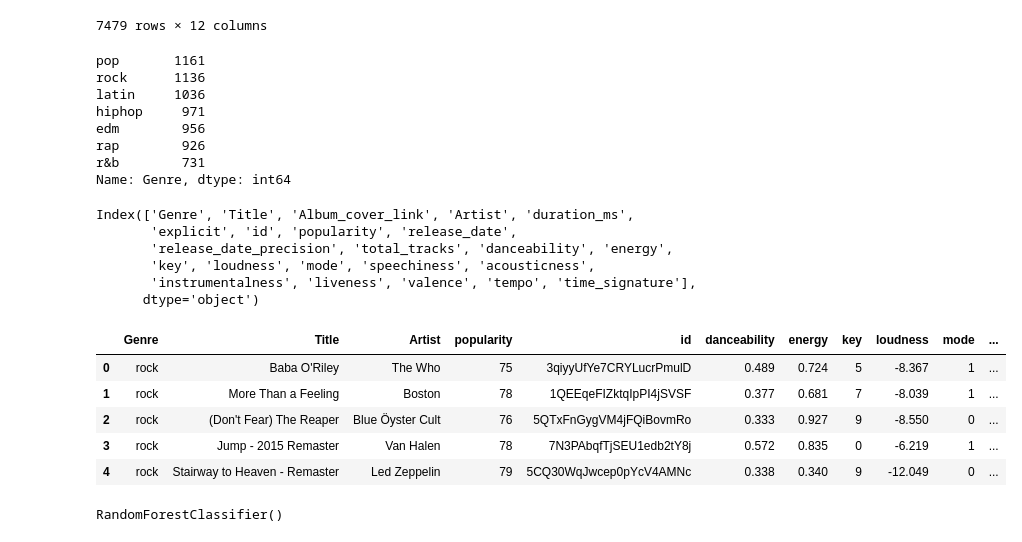
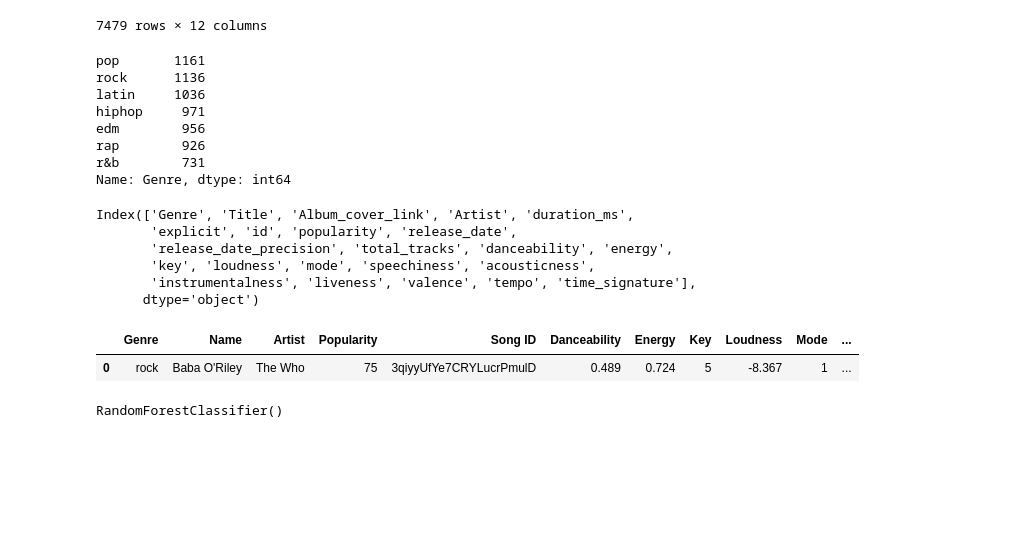
Before and after one commit to gerardrius/Project-IV, a Jupyter notebook: src/1-responses.ipynb, the cells around one changed output. Cells and saved outputs as stored; diff of their text form; code cells hidden in the pictures; blank space fills up the shorter version.

Commit message:
Encapsulating genre classifier

```diff
--- a/src/1-responses.ipynb
+++ b/src/1-responses.ipynb
@@ -182,17 +277,18 @@ pd.read_fwf('../data/text.txt')
 7479 rows × 12 columns
 # %%
 spotify_genres = pd.read_excel('../data/spotify_genre_final.xlsx')
-# %%
-spotify_genres['Genre'].value_counts()
-# %% [output]
-pop       1161
-rock      1136
-latin     1036
-hiphop     971
-edm        956
-rap        926
-r&b        731
-Name: Genre, dtype: int64
+# %%
+# to plot
+spotify_genres['Genre'].value_counts()
+# %% [output]
+pop       1161
+rock      1136
+latin     1036
+hiphop     971
+edm        956
+rap        926
+r&b        731
+Name: Genre, dtype: int64
 # %%
 spotify_genres.columns
 # %% [output]
@@ -206,15 +302,13 @@ Index(['Genre', 'Title', 'Album_cover_link', 'Artist', 'duration_ms',
 spotify_genres = spotify_genres[['Genre', 'Title', 'Artist', 'popularity', 'id', 'danceability', 'energy',
        'key', 'loudness', 'mode', 'speechiness', 'acousticness',
        'instrumentalness', 'liveness', 'valence', 'tempo']]
+# %%
+spotify_genres.rename(columns = {'Title':'Name', 'popularity': 'Popularity', 'id':'Song ID', 'danceability':'Danceability', 'energy': 'Energy', 'key':'Key', 'loudness':'Loudness', 'mode':'Mode', 'speechiness':'Speechiness', 'acousticness':'Acousticness', 'instrumentalness':'Instrumentalness', 'liveness':'Liveness', 'valence':'Valence', 'tempo':'Tempo'}, inplace = True)
 # %%
-spotify_genres.head()
+spotify_genres.head(1)
 # %% [output]
-|  | Genre | Title | Artist | popularity | id | danceability | energy | key | loudness | mode | ... |
+|  | Genre | Name | Artist | Popularity | Song ID | Danceability | Energy | Key | Loudness | Mode | ... |
 | 0 | rock | Baba O'Riley | The Who | 75 | 3qiyyUfYe7CRYLucrPmulD | 0.489 | 0.724 | 5 | -8.367 | 1 | ... |
-| 1 | rock | More Than a Feeling | Boston | 78 | 1QEEqeFIZktqIpPI4jSVSF | 0.377 | 0.681 | 7 | -8.039 | 1 | ... |
-| 2 | rock | (Don't Fear) The Reaper | Blue Öyster Cult | 76 | 5QTxFnGygVM4jFQiBovmRo | 0.333 | 0.927 | 9 | -8.550 | 0 | ... |
-| 3 | rock | Jump - 2015 Remaster | Van Halen | 78 | 7N3PAbqfTjSEU1edb2tY8j | 0.572 | 0.835 | 0 | -6.219 | 1 | ... |
-| 4 | rock | Stairway to Heaven - Remaster | Led Zeppelin | 79 | 5CQ30WqJwcep0pYcV4AMNc | 0.338 | 0.340 | 9 | -12.049 | 0 | ... |
 # %%
 from sklearn.model_selection import train_test_split
 # %%
```
Also changed, not shown: parts of 14 cells of this notebook, 6 other files.
